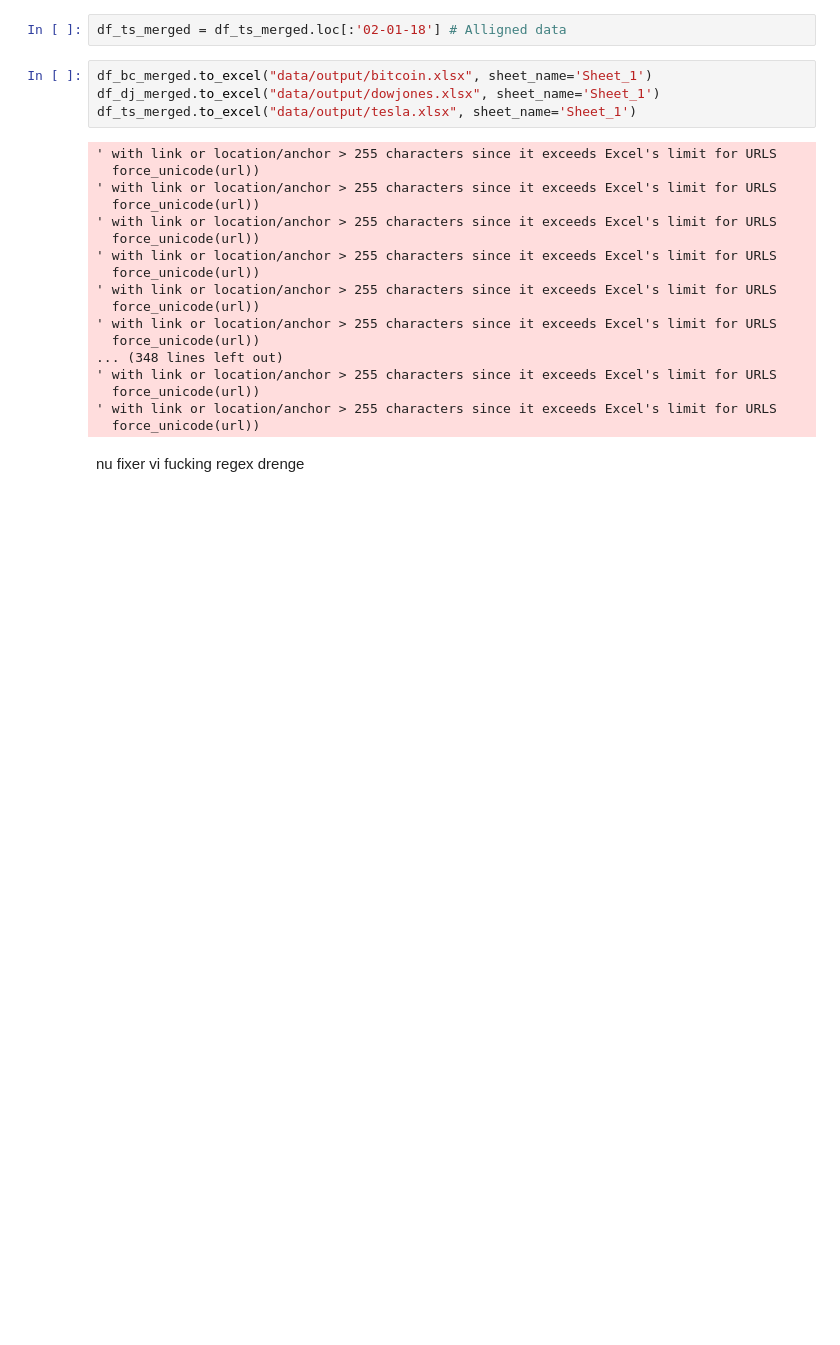
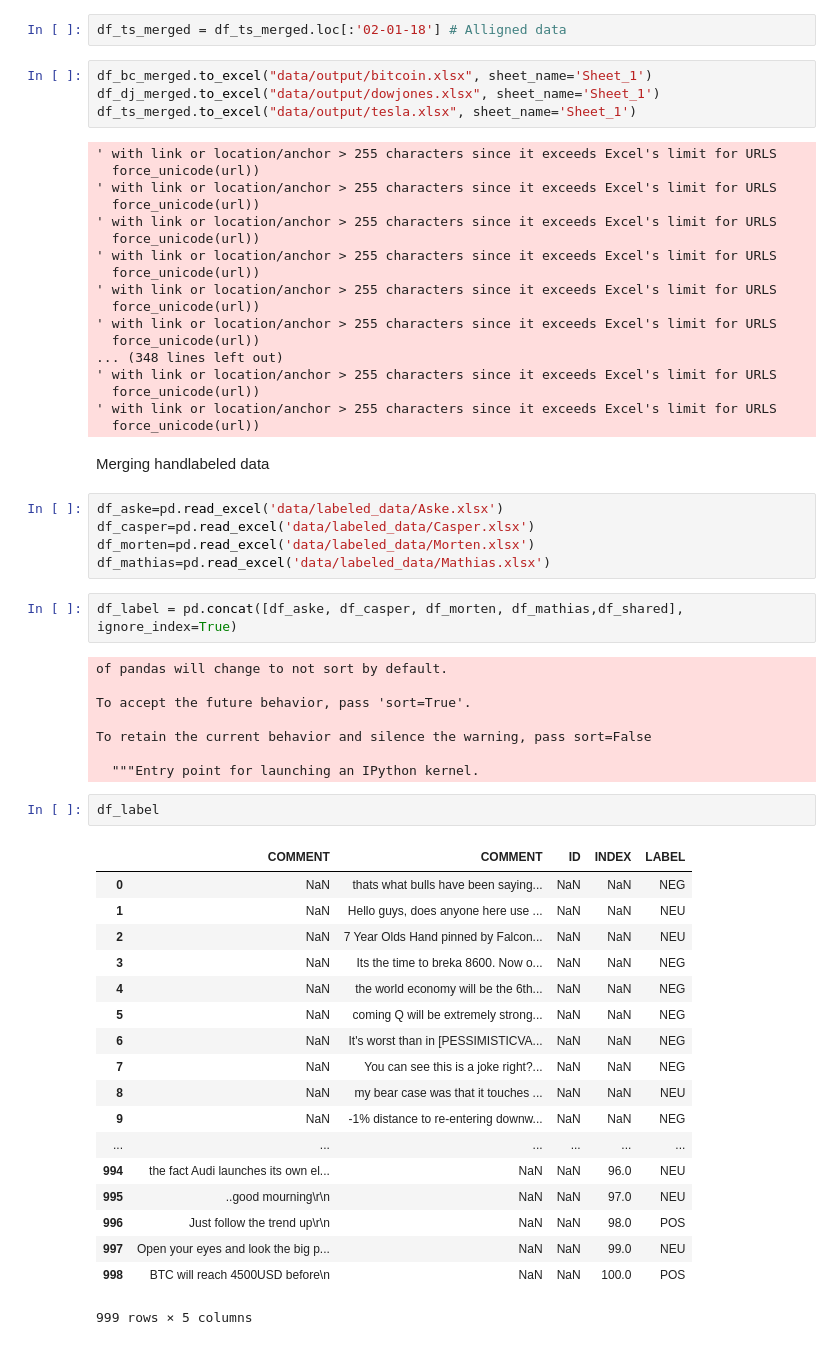
Before and after one commit to falkenovergaard/TA_Exam, a Jupyter notebook: Preprocessing.ipynb, the cells around one changed output. Drawn from its saved outputs; the diff is of its cells as text; blank space fills up the shorter version.

Commit message:
data load

```diff
--- a/Preprocessing.ipynb
+++ b/Preprocessing.ipynb
@@ -144,5 +150,41 @@ df_ts_merged.to_excel("data/output/tesla.xlsx", sheet_name='Sheet_1')
   force_unicode(url))
 ' with link or location/anchor > 255 characters since it exceeds Excel's limit for URLS
   force_unicode(url))
-# %% [markdown]
-nu fixer vi fucking regex drenge
+# %% [markdown]
+Merging handlabeled data
+# %%
+df_aske=pd.read_excel('data/labeled_data/Aske.xlsx')
+df_casper=pd.read_excel('data/labeled_data/Casper.xlsx')
+df_morten=pd.read_excel('data/labeled_data/Morten.xlsx')
+df_mathias=pd.read_excel('data/labeled_data/Mathias.xlsx')
+# %%
+df_label = pd.concat([df_aske, df_casper, df_morten, df_mathias,df_shared], ignore_index=True)
+# %% [output]
+of pandas will change to not sort by default.
+
+To accept the future behavior, pass 'sort=True'.
+
+To retain the current behavior and silence the warning, pass sort=False
+
+  """Entry point for launching an IPython kernel.
+# %%
+df_label
+# %% [output]
+|  | COMMENT | COMMENT | ID | INDEX | LABEL |
+| 0 | NaN | thats what bulls have been saying... | NaN | NaN | NEG |
+| 1 | NaN | Hello guys, does anyone here use ... | NaN | NaN | NEU |
+| 2 | NaN | 7 Year Olds Hand pinned by Falcon... | NaN | NaN | NEU |
+| 3 | NaN | Its the time to breka 8600. Now o... | NaN | NaN | NEG |
+| 4 | NaN | the world economy will be the 6th... | NaN | NaN | NEG |
+| 5 | NaN | coming Q will be extremely strong... | NaN | NaN | NEG |
+| 6 | NaN | It's worst than in [PESSIMISTICVA... | NaN | NaN | NEG |
+| 7 | NaN | You can see this is a joke right?... | NaN | NaN | NEG |
+| 8 | NaN | my bear case was that it touches ... | NaN | NaN | NEU |
+| 9 | NaN | -1% distance to re-entering downw... | NaN | NaN | NEG |
+| ... | ... | ... | ... | ... | ... |
+| 994 | the fact Audi launches its own el... | NaN | NaN | 96.0 | NEU |
+| 995 | ..good mourning\r\n | NaN | NaN | 97.0 | NEU |
+| 996 | Just follow the trend up\r\n | NaN | NaN | 98.0 | POS |
+| 997 | Open your eyes and look the big p... | NaN | NaN | 99.0 | NEU |
+| 998 | BTC will reach 4500USD before\n | NaN | NaN | 100.0 | POS |
+999 rows × 5 columns
```
Also changed, not shown: parts of 6 cells of this notebook, 1 other file.
